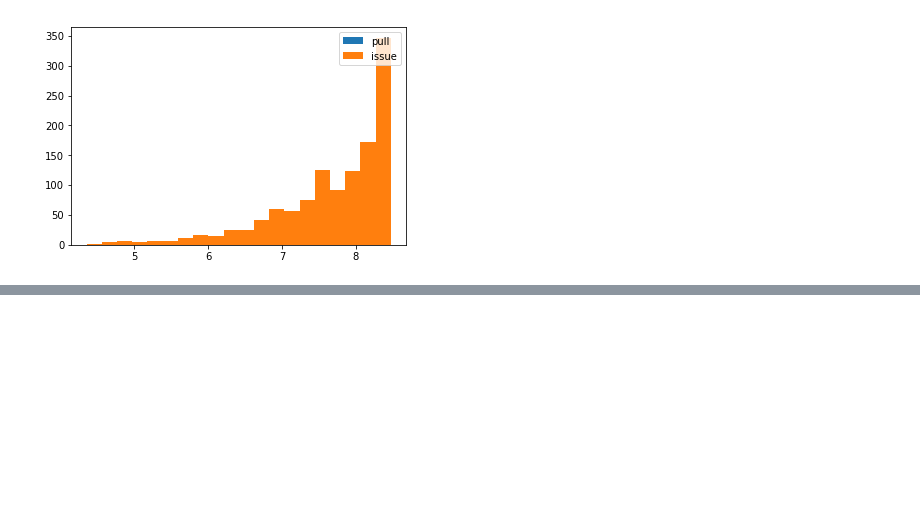
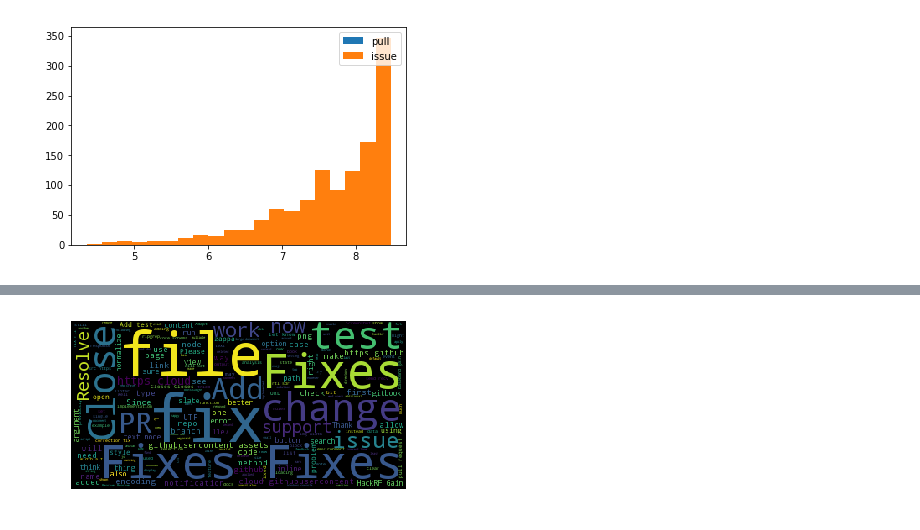
Before and after one commit to nicholas-alonzo/GitHub-Repo-Analysis, a Jupyter notebook: Event-Exploration_ql.ipynb, the cells around one changed output, grey strips where cells are left out. Cells and saved outputs as stored; diff of their text form; code cells hidden in the pictures; blank space fills up the shorter version.

```diff
--- a/Event-Exploration_ql.ipynb
+++ b/Event-Exploration_ql.ipynb
@@ -633,0 +648,7 @@ plt.show()
+# %%
+wordcloud = WordCloud().generate(" ".join(pull_request_description))
+plt.imshow(wordcloud)
+plt.axis("off")
+plt.show()
+# %% [output]
+[figure, added]
```
Also changed, not shown: parts of 5 cells of this notebook.
